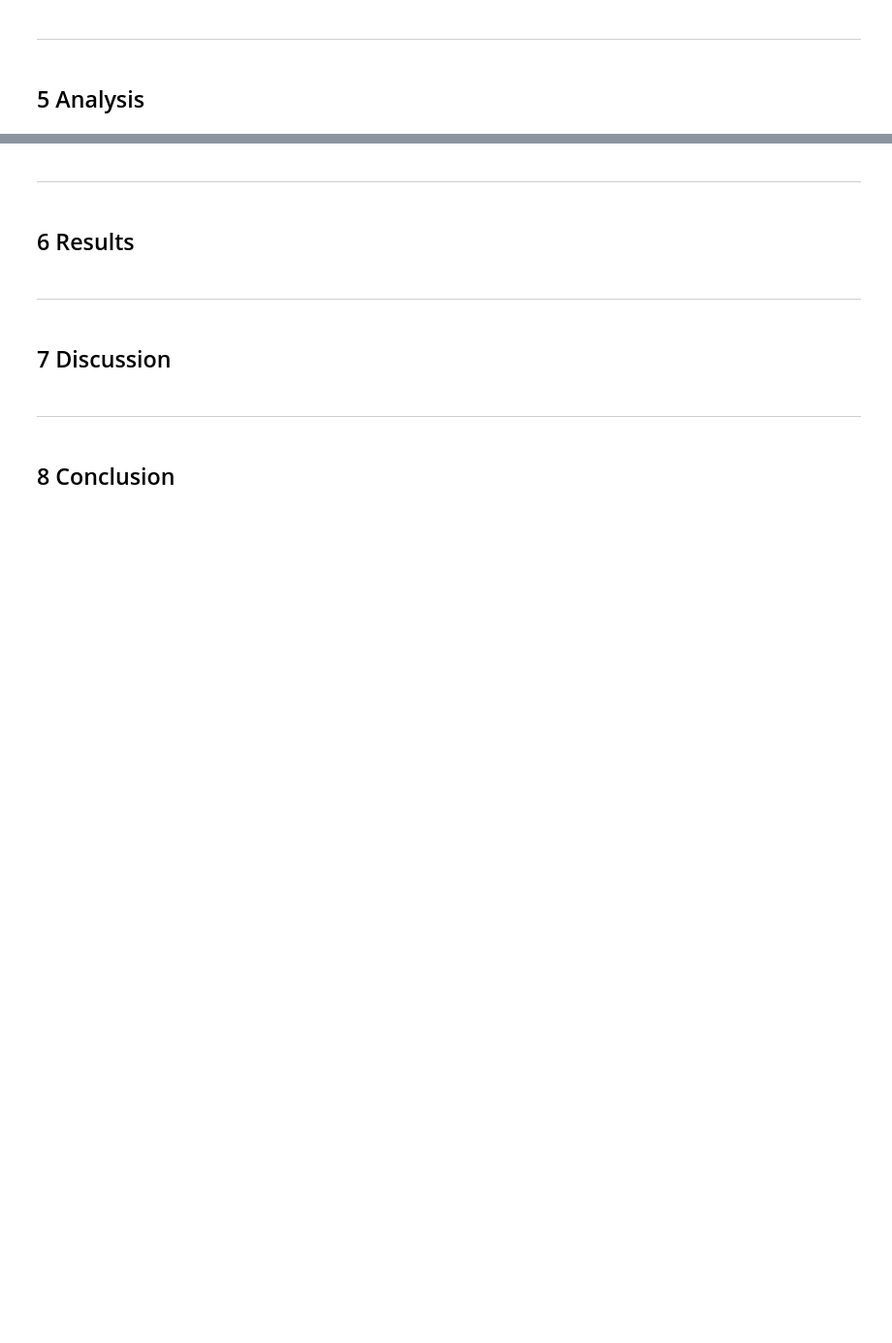
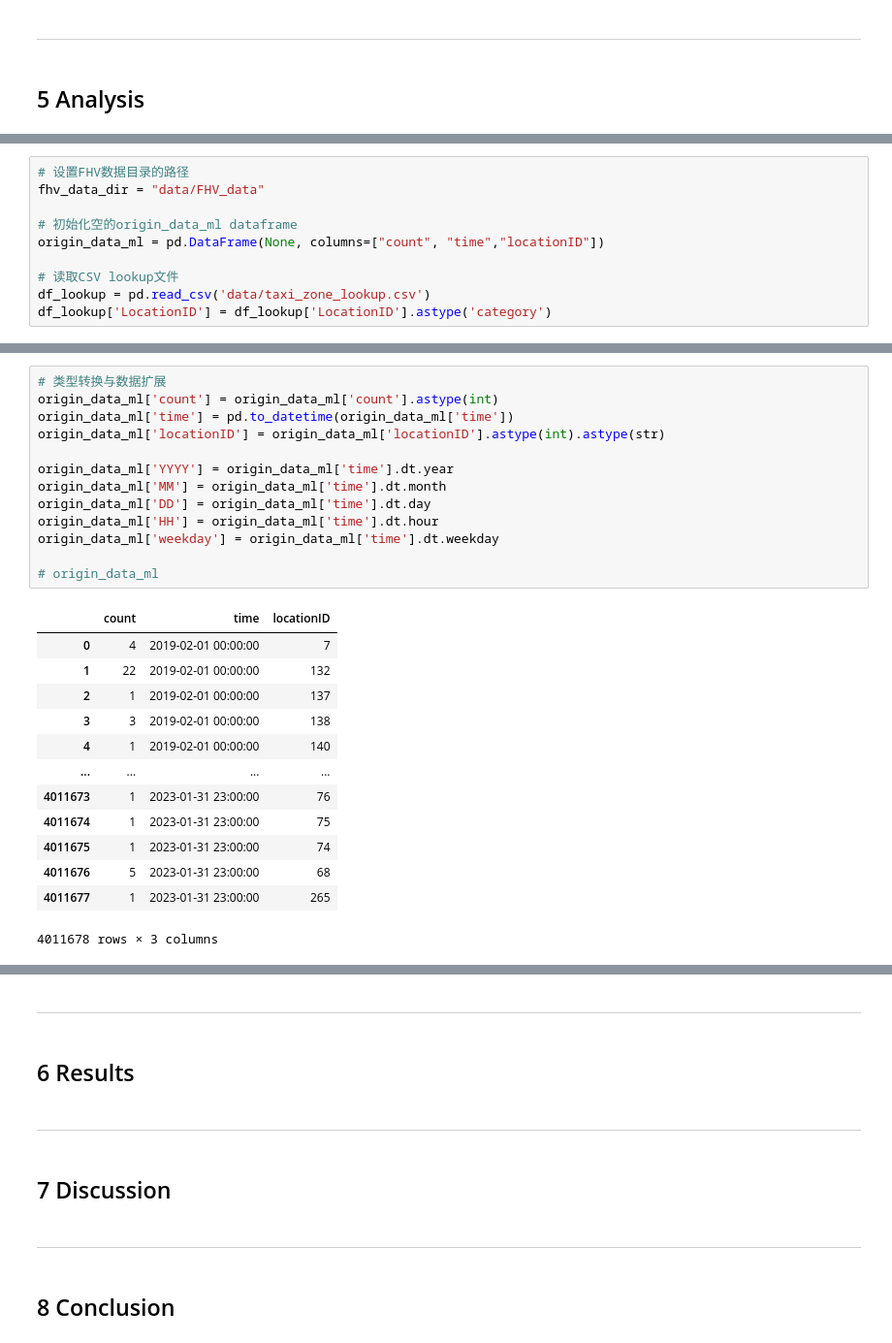
Before and after one commit to X-Fan-Jack/Taxis-prediction-in-NYC, a Jupyter notebook: cw_casa06.ipynb, the cells around one changed output, grey strips where cells are left out. Shown at 97% size. Drawn from its saved outputs; the diff is of its cells as text; blank space fills up the shorter version.

```diff
--- a/cw_casa06.ipynb
+++ b/cw_casa06.ipynb
@@ -463,0 +487,10 @@ See the caveats in the documentation: https://pandas.pydata.org/pandas-docs/stab
+# %%
+# 设置FHV数据目录的路径
+fhv_data_dir = "data/FHV_data"
+
+# 初始化空的origin_data_ml dataframe
+origin_data_ml = pd.DataFrame(None, columns=["count", "time","locationID"])
+
+# 读取CSV lookup文件
+df_lookup = pd.read_csv('data/taxi_zone_lookup.csv')
+df_lookup['LocationID'] = df_lookup['LocationID'].astype('category')
@@ -463,0 +542,27 @@ See the caveats in the documentation: https://pandas.pydata.org/pandas-docs/stab
+# %%
+# 类型转换与数据扩展
+origin_data_ml['count'] = origin_data_ml['count'].astype(int)
+origin_data_ml['time'] = pd.to_datetime(origin_data_ml['time'])
+origin_data_ml['locationID'] = origin_data_ml['locationID'].astype(int).astype(str)
+
+origin_data_ml['YYYY'] = origin_data_ml['time'].dt.year
+origin_data_ml['MM'] = origin_data_ml['time'].dt.month
+origin_data_ml['DD'] = origin_data_ml['time'].dt.day
+origin_data_ml['HH'] = origin_data_ml['time'].dt.hour
+origin_data_ml['weekday'] = origin_data_ml['time'].dt.weekday
+
+# origin_data_ml
+# %% [output]
+|  | count | time | locationID |
+| 0 | 4 | 2019-02-01 00:00:00 | 7 |
+| 1 | 22 | 2019-02-01 00:00:00 | 132 |
+| 2 | 1 | 2019-02-01 00:00:00 | 137 |
+| 3 | 3 | 2019-02-01 00:00:00 | 138 |
+| 4 | 1 | 2019-02-01 00:00:00 | 140 |
+| ... | ... | ... | ... |
+| 4011673 | 1 | 2023-01-31 23:00:00 | 76 |
+| 4011674 | 1 | 2023-01-31 23:00:00 | 75 |
+| 4011675 | 1 | 2023-01-31 23:00:00 | 74 |
+| 4011676 | 5 | 2023-01-31 23:00:00 | 68 |
+| 4011677 | 1 | 2023-01-31 23:00:00 | 265 |
+4011678 rows × 3 columns
```
Also changed, not shown: parts of 19 cells of this notebook.
